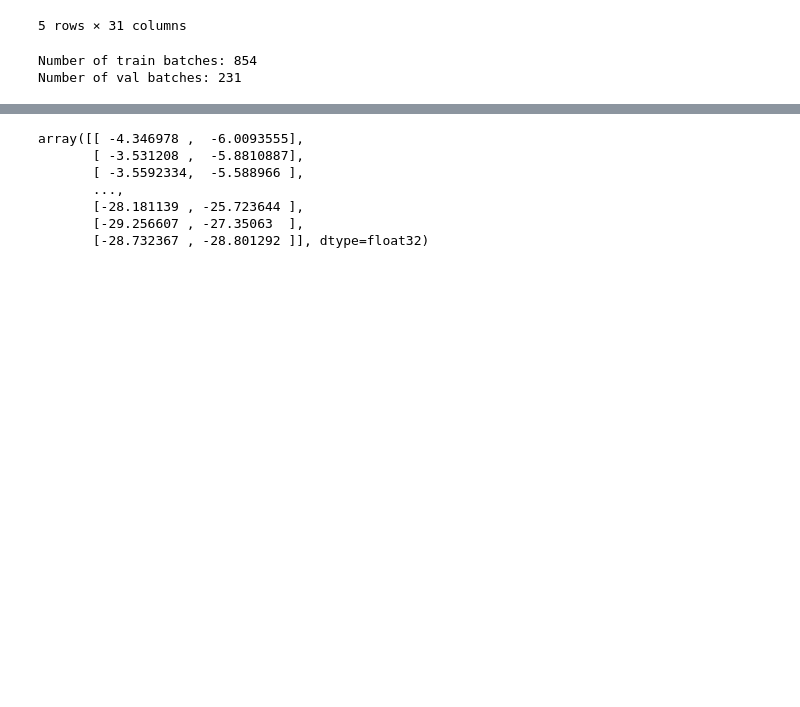
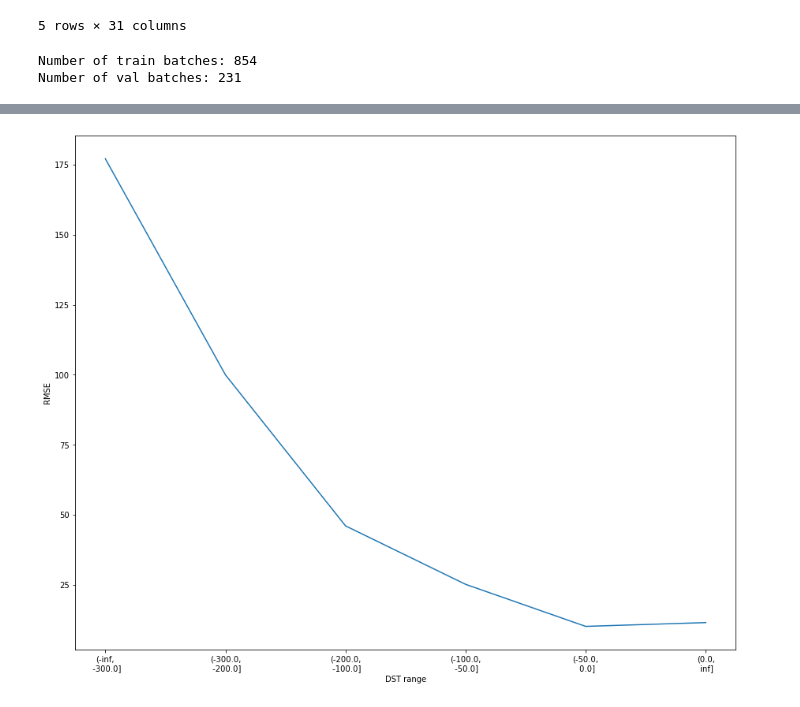
Before and after one commit to CIRES-Geomagnetism/MagNet, a Jupyter notebook: first_place_transformer_v1.ipynb, the cells around one changed output, grey strips where cells are left out. Saved outputs shown, nothing was run; the diff lists cells and outputs as text; code cells hidden in the pictures; blank space fills up the shorter version.

```diff
--- a/first_place_transformer_v1.ipynb
+++ b/first_place_transformer_v1.ipynb
@@ -293,16 +298,9 @@ from sklearn.preprocessing import PowerTransformer
 SOLAR_WIND_FEATURES = [
     "bt",
     "temperature",
-    "bx_gse",
-    "by_gse",
-    "bz_gse",
-    "phi_gse",
-    "theta_gse",
     "bx_gsm",
     "by_gsm",
     "bz_gsm",
-    "phi_gsm",
-    "theta_gsm",
     "speed",
     "density",
 ]
@@ -851,11 +743,0 @@ Private test RMSE: 17.86
-# %%
-preds = model.predict(private_test_ds)
-preds
-# %% [output]
-array([[ -4.346978 ,  -6.0093555],
-       [ -3.531208 ,  -5.8810887],
-       [ -3.5592334,  -5.588966 ],
-       ...,
-       [-28.181139 , -25.723644 ],
-       [-29.256607 , -27.35063  ],
-       [-28.732367 , -28.801292 ]], dtype=float32)
@@ -1043,0 +744,22 @@ def predict_dst(
+# %%
+preds = model.predict(private_test_ds)
+
+# iterate through periods
+dst_test_arr = []
+for _, period_df in private_data.groupby("period"):
+    # realign features and labels so that first sequence of 32 is aligned with the 33rd target
+    outputs = period_df[YCOLS][128:]
+    dst_test_arr.append(outputs.iloc[:-127, :])
+
+dst_test = pd.concat(dst_test_arr, axis=0)
+dst_test.columns = ["dst", "dst_t_plus_1"]
+dst_test.reset_index(inplace=True)
+dst_test[["prediction_t", "prediction_t_plus_1"]] = preds
+# %%
+# plot errors in different DST ranges
+from plotting import plot_binned_RMSE
+plt.figure(figsize=(15, 12))
+bins = [-np.inf, -300, -200, -100, -50, 0, np.inf]
+plot_binned_RMSE(dst_test[ "dst"].values, dst_test["prediction_t"].values, bins)
+# %% [output]
+[figure, added]
```
Also changed, not shown: parts of 17 cells of this notebook.
